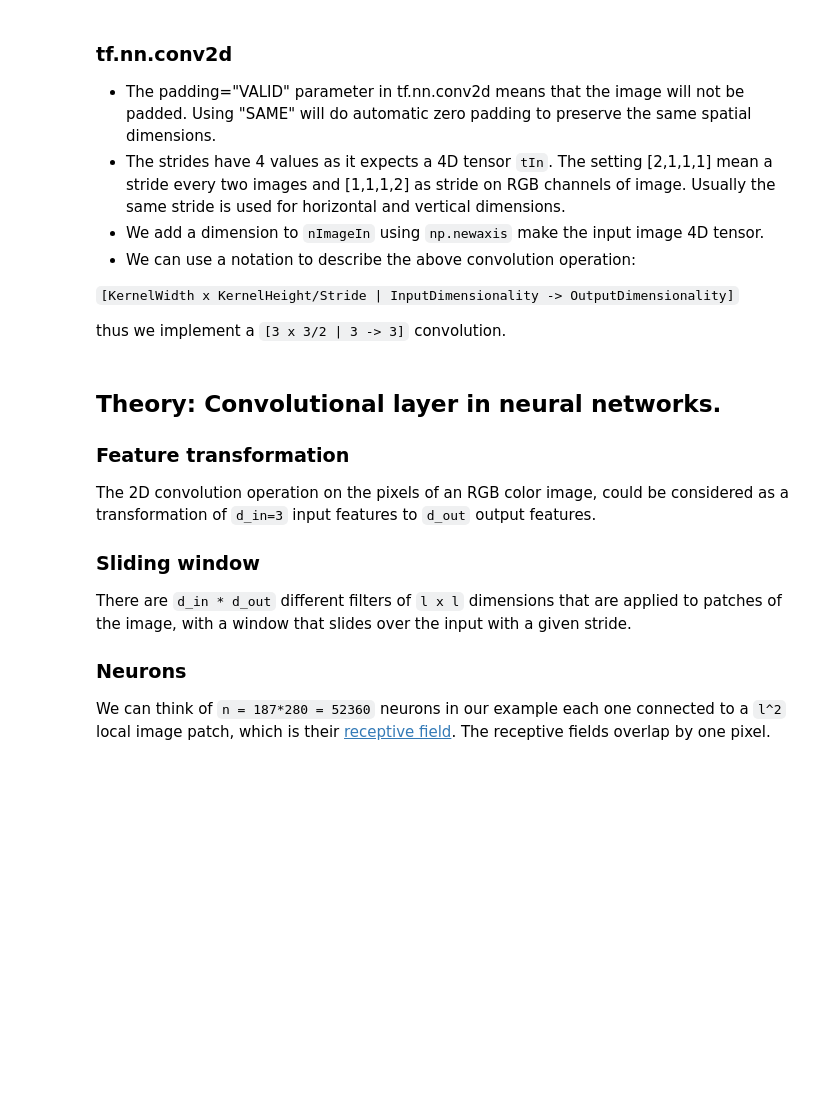
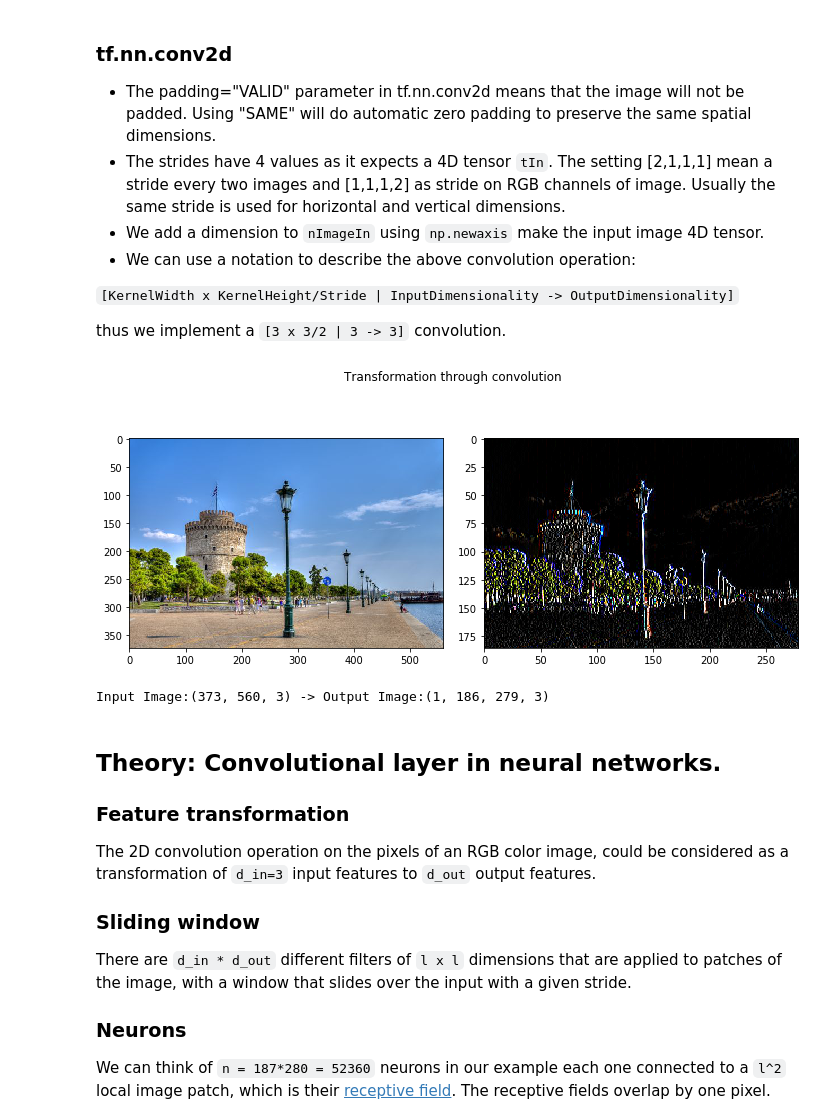
Before and after one commit to pikaplan/oot2019, a Jupyter notebook: 06_Convolution2D.ipynb, the cells around one changed output. Cells and saved outputs as stored; diff of their text form; code cells hidden in the pictures; blank space fills up the shorter version.

```diff
--- a/06_Convolution2D.ipynb
+++ b/06_Convolution2D.ipynb
@@ -115,22 +153,25 @@ Convolutional Kernel Shape: (3, 3, 3, 3)
 # %%
 with tf.Session() as oSession:
     oSession.run(tf.initializers.global_variables())
 
     nRepresentationsOut = oSession.run(tA, feed_dict={tX:nImageIn[np.newaxis, ...]})
     nImageOut = (nRepresentationsOut[0,...]*255.0).astype(np.uint8)
 
 
-    oFigure, oAxis = plt.subplots(1,2, figsize=(5, 10), sharex=True, sharey=True)
+    oFigure, oAxis = plt.subplots(1,2, figsize=(10, 5))
     oFigure.suptitle("Transformation through convolution")
     oAxis[0].imshow(nImageIn)
     if nImageOut.shape[2] == 3:
         oAxis[1].imshow(nImageOut)
     else:
         oAxis[1].imshow(nImageOut[:,:,0], cmap="gray")
     plt.tight_layout()
     plt.show()
 
     print("Input Image:%s -> Output Image:%s" % (nImageIn.shape, nRepresentationsOut.shape))
+# %% [output]
+[figure, added]
+Input Image:(373, 560, 3) -> Output Image:(1, 186, 279, 3)
 # %% [markdown]
 ## Theory: Convolutional layer in neural networks.
 
```
Also changed, not shown: parts of 2 cells of this notebook.
